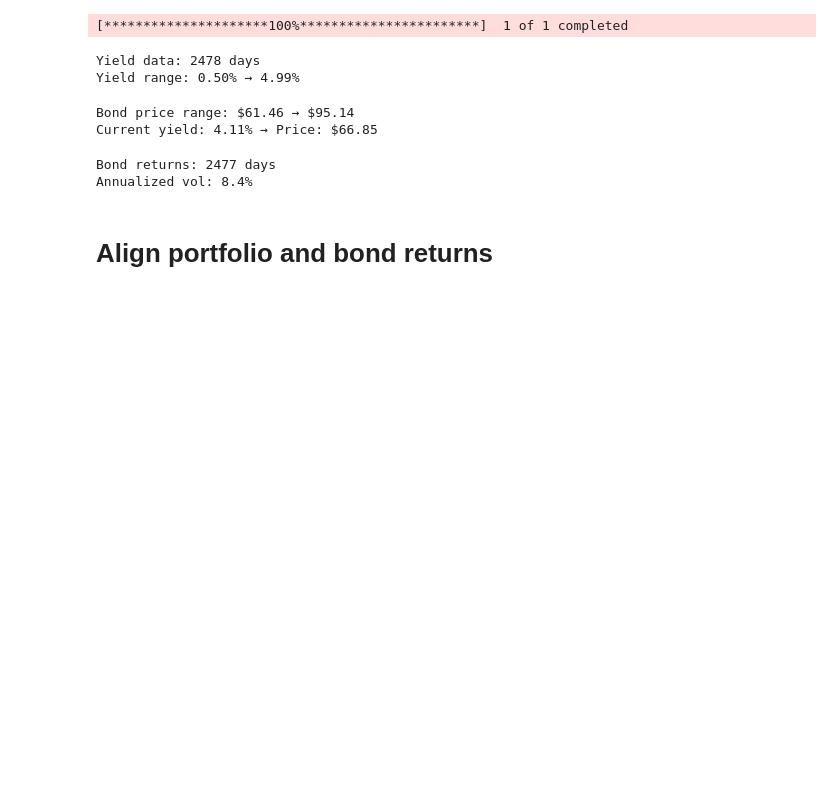
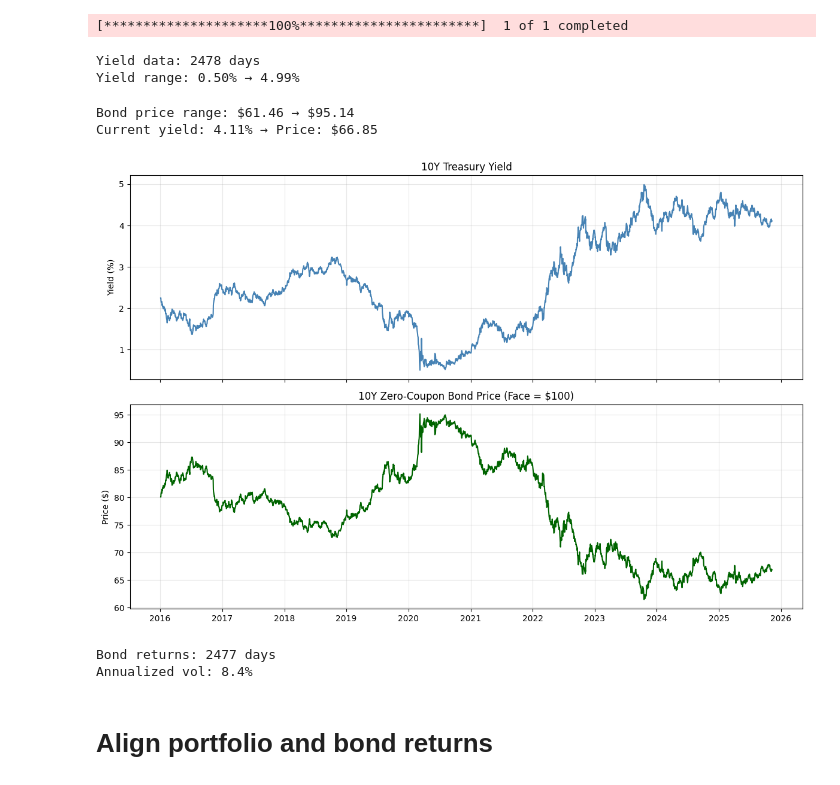
Before and after one commit to galamboslajos/Finance-Working-Files, a Jupyter notebook: Investments_2026/PortfolioBondStressTest.ipynb, the cells around one changed output. Saved outputs shown, nothing was run; the diff lists cells and outputs as text; code cells hidden in the pictures; blank space fills up the shorter version.

Commit message:
Adding Yield and ZC Price Plots

```diff
--- a/Investments_2026/PortfolioBondStressTest.ipynb
+++ b/Investments_2026/PortfolioBondStressTest.ipynb
@@ -90,6 +90,27 @@ print(f"Current yield: {yields_decimal[-1]*100:.2f}% → Price: ${bond_prices[-1
 # %% [output]
 Bond price range: $61.46 → $95.14
 Current yield: 4.11% → Price: $66.85
+# %%
+fig, axes = plt.subplots(2, 1, figsize=(12, 8), sharex=True)
+
+# Yields
+ax1 = axes[0]
+ax1.plot(yield_data.index, yield_data.values, color='steelblue')
+ax1.set_ylabel('Yield (%)')
+ax1.set_title('10Y Treasury Yield')
+ax1.grid(True, alpha=0.3)
+
+# Prices
+ax2 = axes[1]
+ax2.plot(bond_prices_series.index, bond_prices_series.values, color='darkgreen')
+ax2.set_ylabel('Price ($)')
+ax2.set_title('10Y Zero-Coupon Bond Price (Face = $100)')
+ax2.grid(True, alpha=0.3)
+
+plt.tight_layout()
+plt.show()
+# %% [output]
+[figure, added]
 # %%
 # Compute bond log returns
 bond_log_returns = np.diff(np.log(bond_prices))
```
